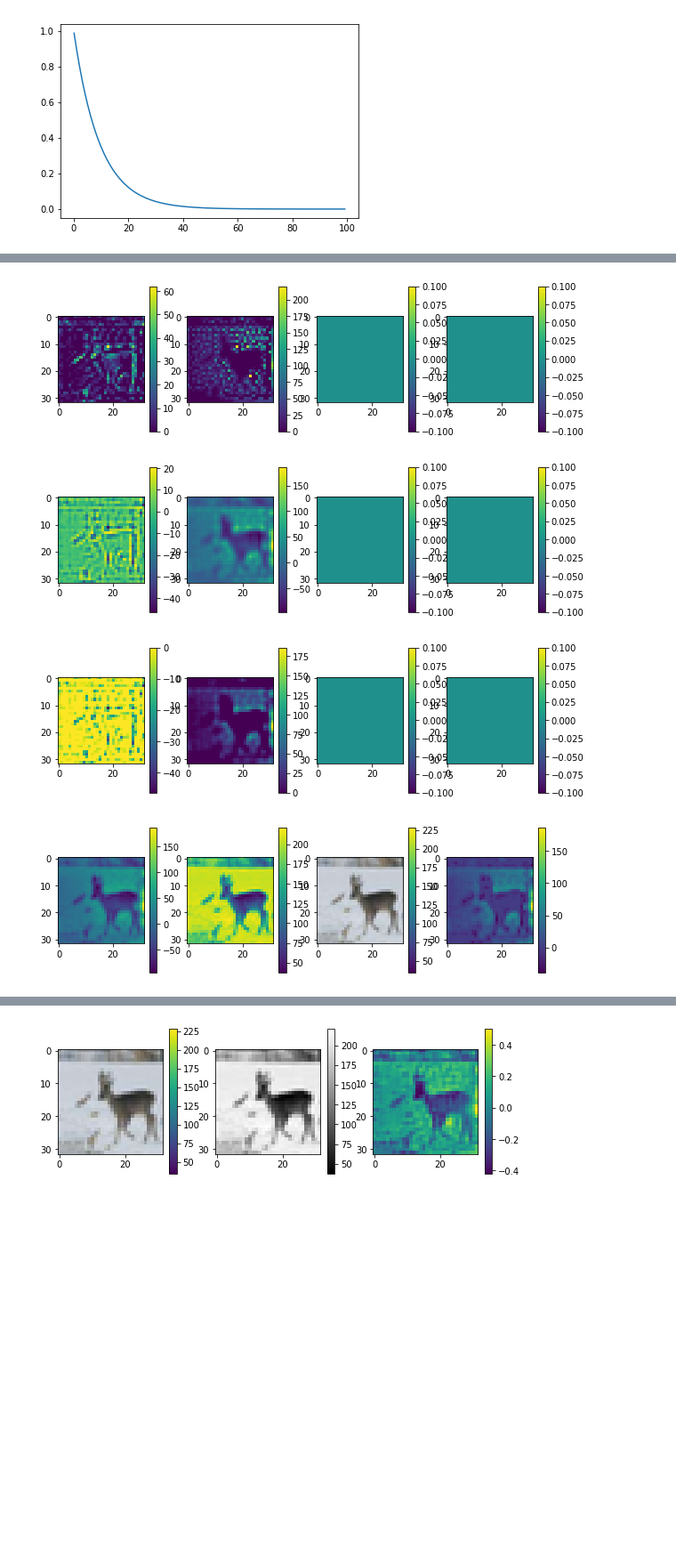
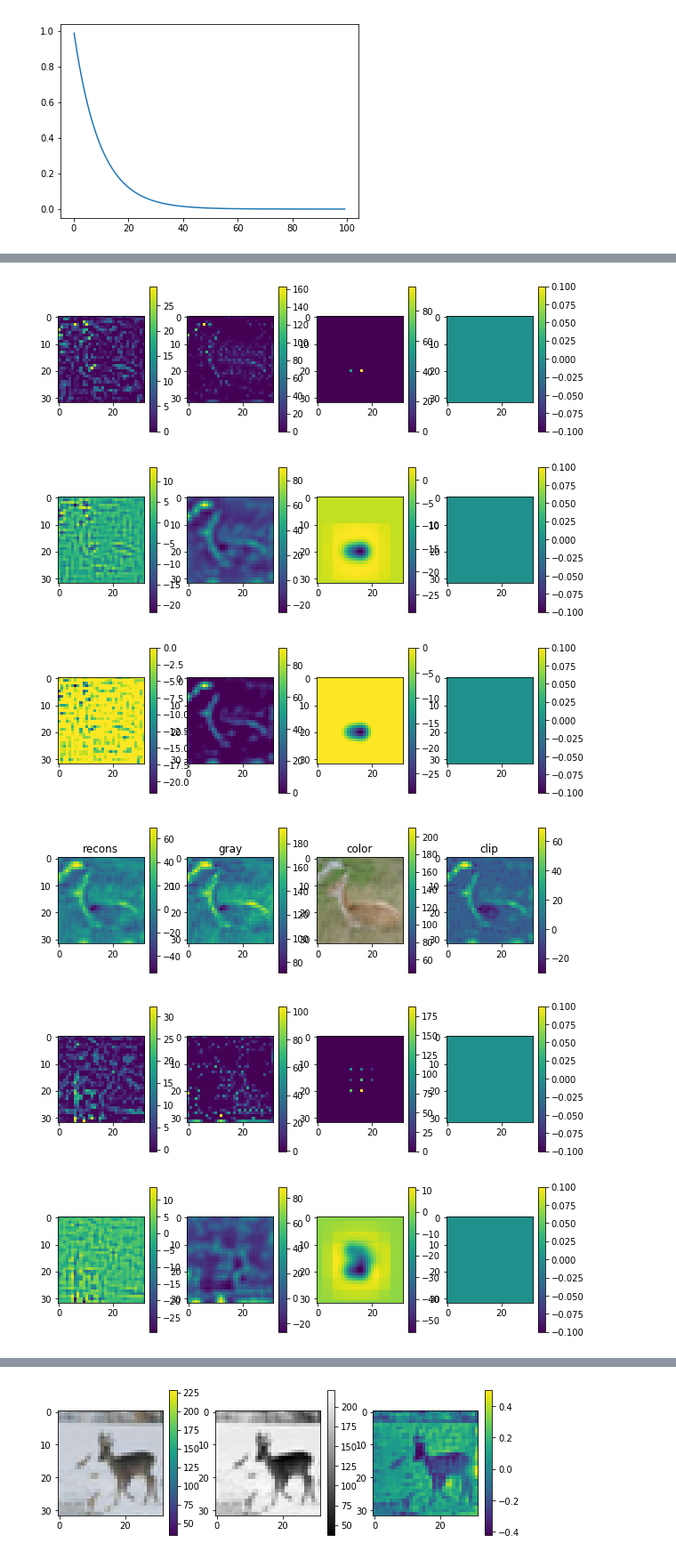
Before and after one commit to chanokin/convert_to_roc, a Jupyter notebook: test_read_cifar10.ipynb, the cells around one changed output, grey strips where cells are left out. Shown at 89% size. Cells and saved outputs as stored; diff of their text form; code cells hidden in the pictures; blank space fills up the shorter version.

```diff
--- a/test_read_cifar10.ipynb
+++ b/test_read_cifar10.ipynb
@@ -69,7 +69,7 @@ files = glob.glob(os.path.join(dir_name, '*'))
 
 spikes = []
 fw = 3.
-for f in files[-1:]:
+for f in files[-5:]:
     data = todict(np.load(f, allow_pickle=True))
     shape = data['grayscale_image'].shape
 
@@ -105,34 +105,40 @@ for f in files[-1:]:
     s = np.sum(conv_images, axis=0)
     c = np.sum(clipped_imgs, axis=0)
 #     s[:, -1] = 0
 #     s[:, 0] = 0
 #     s[-1, :] = 0
 #     s[0, :] = 0
 #     min_s = np.min(s)
 #     if min_s < 0:
 #         s += np.min(s)
 #     s = np.clip(s, 0, 255)
     plt.figure(figsize=(10, 3))
     ax = plt.subplot(1, 4, 1)
+    ax.set_title('recons')
     im = plt.imshow(s)
     plt.colorbar(im)
 
     ax = plt.subplot(1, 4, 2)
+    ax.set_title('gray')
     im = plt.imshow(data['grayscale_image'])
     plt.colorbar(im)
 
     ax = plt.subplot(1, 4, 3)
+    ax.set_title('color')
     im = plt.imshow(data['color_image'].astype('uint8'))
     plt.colorbar(im)
 
     ax = plt.subplot(1, 4, 4)
 #     im = plt.imshow(np.clip(c, 0, 255))
+    ax.set_title('clip')
     im = plt.imshow(c)
     plt.colorbar(im)
 
     plt.show()
 # %% [output]
-[figure, old version]
+[figure, new version]
-[figure, old version]
+[figure, new version]
-[figure, old version]
+[figure, new version]
-[figure, old version]
+[figure, new version]
+[figure, added]
+[figure, added]
```
Also changed, not shown: parts of 4 cells of this notebook, 6 other files.
